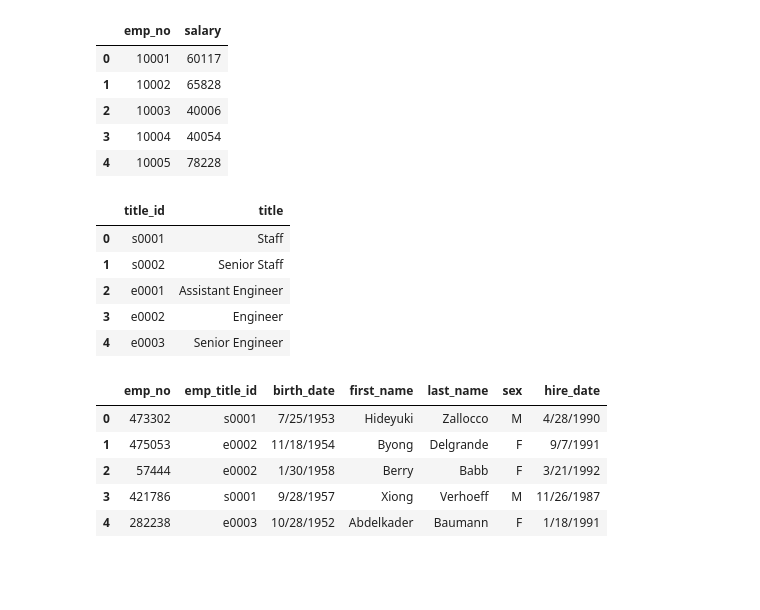
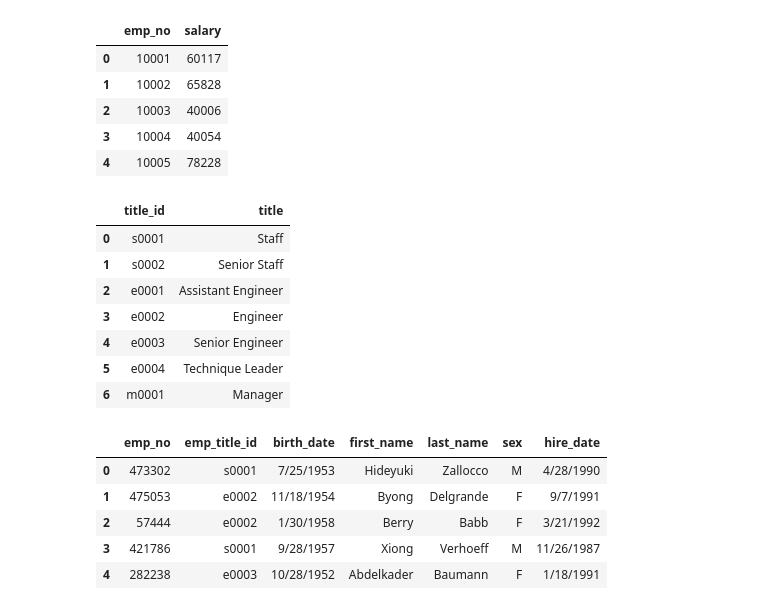
Before and after one commit to twolightsabovethesea/sql-challenge, a Jupyter notebook: EmployeeSQL/SQLchallenge.ipynb, the cells around one changed output. Drawn from its saved outputs; the diff is of its cells as text; code cells hidden in the pictures; blank space fills up the shorter version.

```diff
--- a/EmployeeSQL/SQLchallenge.ipynb
+++ b/EmployeeSQL/SQLchallenge.ipynb
@@ -36,14 +39,16 @@ salaries.head()
 #read SQL database employee title data into Pandas
 titles = pd.read_sql( 'select * from titles',connection)
 # %%
-titles.head()
+titles
 # %% [output]
 |  | title_id | title |
 | 0 | s0001 | Staff |
 | 1 | s0002 | Senior Staff |
 | 2 | e0001 | Assistant Engineer |
 | 3 | e0002 | Engineer |
 | 4 | e0003 | Senior Engineer |
+| 5 | e0004 | Technique Leader |
+| 6 | m0001 | Manager |
 # %%
 #read SQL database employees data into Pandas
 employees = pd.read_sql( 'select * from employees',connection)
```
Also changed, not shown: parts of 9 cells of this notebook.
